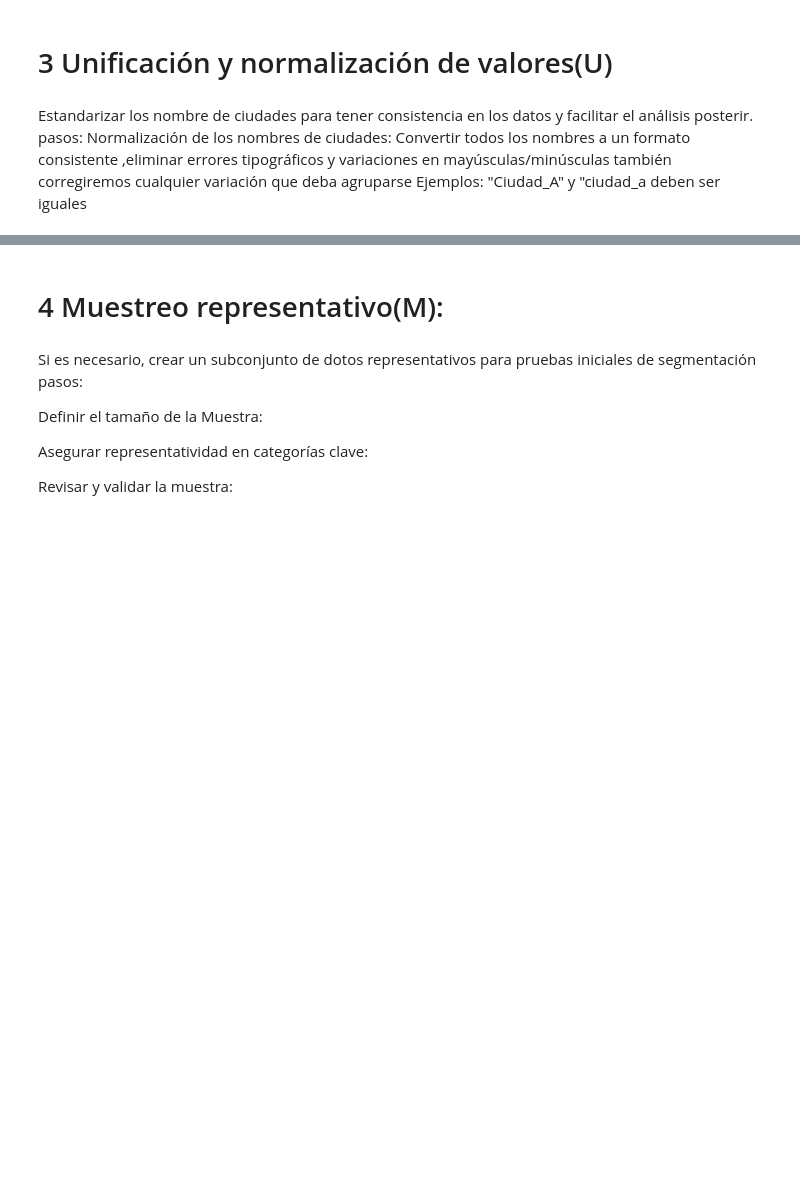
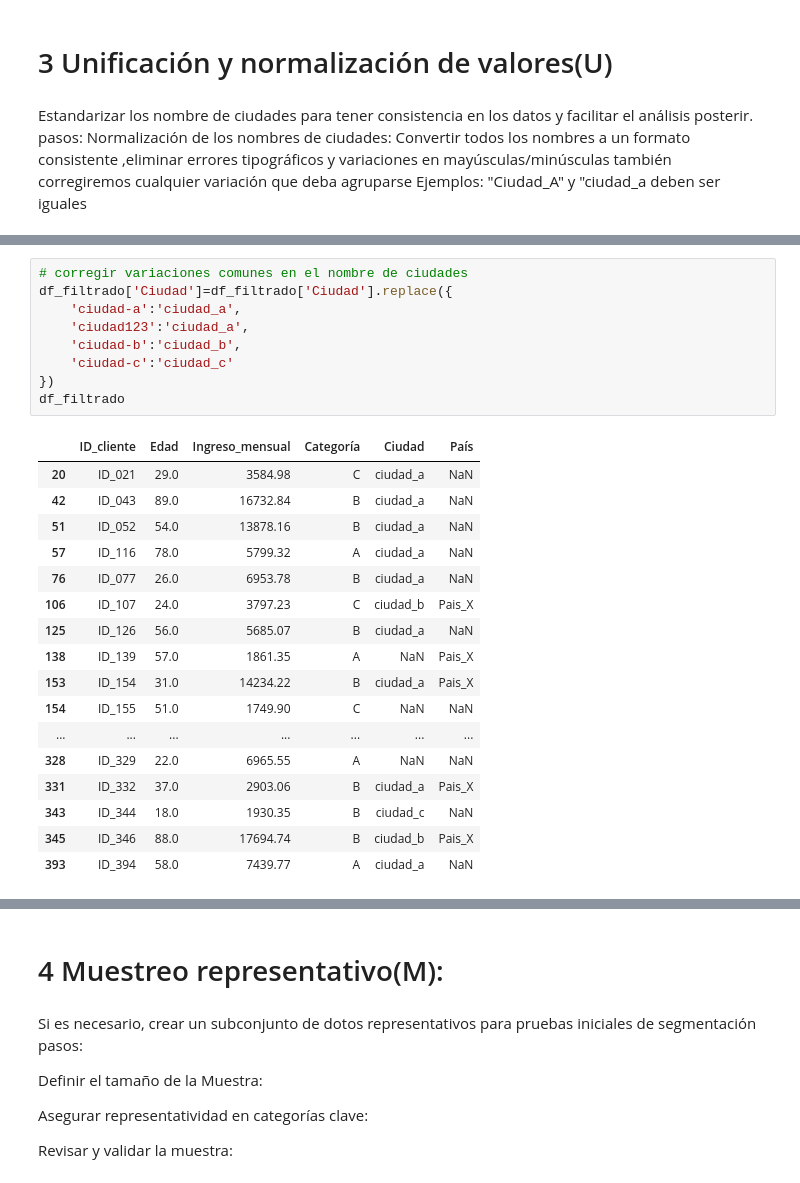
Before and after one commit to lfernandogh75/IA_G296CAMPISTAS, a Jupyter notebook: Mision1/ASUM/campistas_ASUM_DM.ipynb, the cells around one changed output, grey strips where cells are left out. Saved outputs shown, nothing was run; the diff lists cells and outputs as text; blank space fills up the shorter version.

```diff
--- a/Mision1/ASUM/campistas_ASUM_DM.ipynb
+++ b/Mision1/ASUM/campistas_ASUM_DM.ipynb
@@ -321,0 +348,27 @@ Ejemplos:
+# %%
+# corregir variaciones comunes en el nombre de ciudades
+df_filtrado['Ciudad']=df_filtrado['Ciudad'].replace({
+    'ciudad-a':'ciudad_a',
+    'ciudad123':'ciudad_a',
+    'ciudad-b':'ciudad_b',
+    'ciudad-c':'ciudad_c'
+})
+df_filtrado
+# %% [output]
+|  | ID_cliente | Edad | Ingreso_mensual | Categoría | Ciudad | País |
+| 20 | ID_021 | 29.0 | 3584.98 | C | ciudad_a | NaN |
+| 42 | ID_043 | 89.0 | 16732.84 | B | ciudad_a | NaN |
+| 51 | ID_052 | 54.0 | 13878.16 | B | ciudad_a | NaN |
+| 57 | ID_116 | 78.0 | 5799.32 | A | ciudad_a | NaN |
+| 76 | ID_077 | 26.0 | 6953.78 | B | ciudad_a | NaN |
+| 106 | ID_107 | 24.0 | 3797.23 | C | ciudad_b | Pais_X |
+| 125 | ID_126 | 56.0 | 5685.07 | B | ciudad_a | NaN |
+| 138 | ID_139 | 57.0 | 1861.35 | A | NaN | Pais_X |
+| 153 | ID_154 | 31.0 | 14234.22 | B | ciudad_a | Pais_X |
+| 154 | ID_155 | 51.0 | 1749.90 | C | NaN | NaN |
+| ... | ... | ... | ... | ... | ... | ... |
+| 328 | ID_329 | 22.0 | 6965.55 | A | NaN | NaN |
+| 331 | ID_332 | 37.0 | 2903.06 | B | ciudad_a | Pais_X |
+| 343 | ID_344 | 18.0 | 1930.35 | B | ciudad_c | NaN |
+| 345 | ID_346 | 88.0 | 17694.74 | B | ciudad_b | Pais_X |
+| 393 | ID_394 | 58.0 | 7439.77 | A | ciudad_a | NaN |
```
Also changed, not shown: parts of 3 cells of this notebook.
